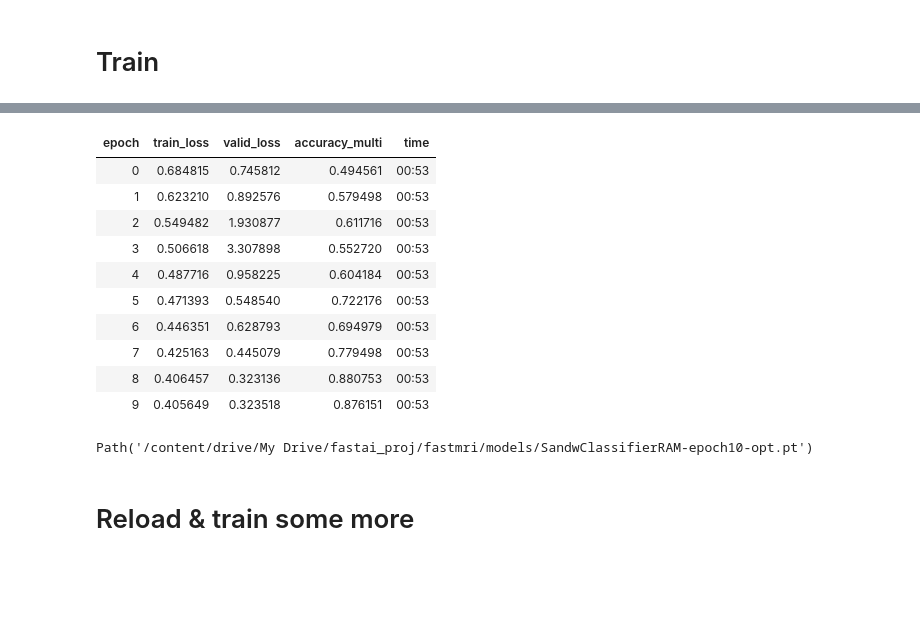
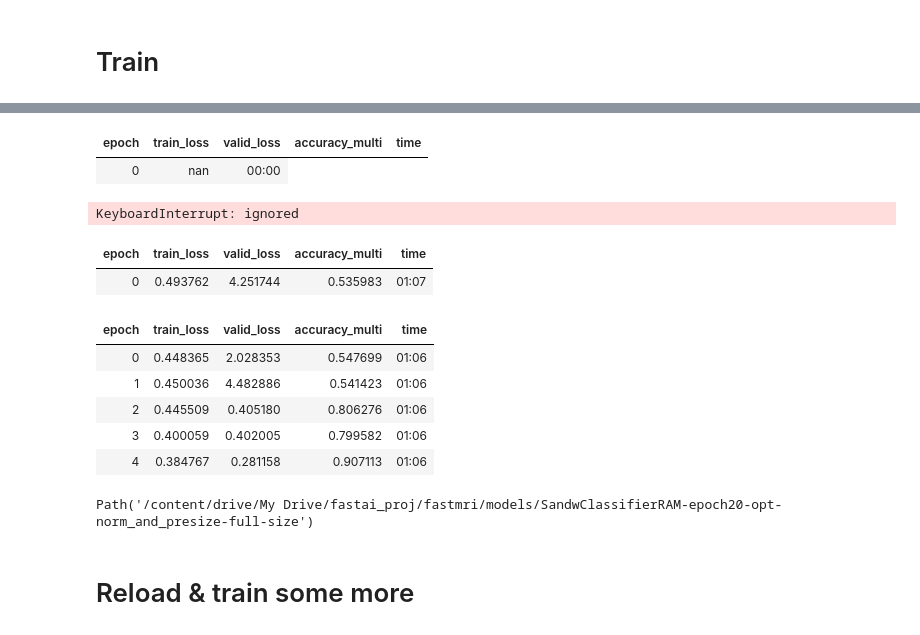
Before and after one commit to RGologorsky/fastmri, a Jupyter notebook: SandwichMultiLabelClassifierRAM.ipynb, the cells around one changed output, grey strips where cells are left out. Drawn from its saved outputs; the diff is of its cells as text; code cells hidden in the pictures; blank space fills up the shorter version.

```diff
--- a/SandwichMultiLabelClassifierRAM.ipynb
+++ b/SandwichMultiLabelClassifierRAM.ipynb
@@ -437,0 +451,10 @@ class CenterCropTfm(Transform):
+# %%
+sz = (640, 372) #(320, 186) #(160, 93)
+item_tfms  = [CenterCropTfm(sz)]
+
+all_same_sz =  [T.center_crop(C.apply(k, CenteredTfms.k2im(), pre=T.to_tensor, post=C.complex2mgn),
+                shape=sz) for k in sandw_tfm.kspaces]
+
+all_tensor = torch.cat(all_same_sz, dim=0)
+knee_stats = all_tensor.mean(), all_tensor.std()
+all_tensor.shape, knee_stats
@@ -438,8 +463,10 @@ class CenterCropTfm(Transform):
 # %%
 sz = (640,372)
+#sz = (320, 186)
+#sz = (160, 93)
 
 item_tfms  = [CenterCropTfm(sz)]
-batch_tfms = [] # partial(C.apply, tfms=C.complex2magn) [IntToFloatTensor] #, k2imTfm, Complex2Channel] # Normalize? SaveShape
+batch_tfms = [Normalize.from_stats(*knee_stats)]
 
 im_dls = im_ds.dataloaders(
           after_item  = item_tfms,
@@ -592,2 +627,5 @@ Batch Accuracy: TensorMultiCategory(0.4188, device='cuda:0')
 # %% [markdown]
 # Train
+# %%
+learn = learn.load(PATH)
+PATH
@@ -594,3 +634,5 @@ Batch Accuracy: TensorMultiCategory(0.4188, device='cuda:0')
+# %%
+learn.dls = im_dls
 # %%
 learn.lr_find()
 # %% [output]
@@ -600,30 +642,36 @@ SuggestedLRs(lr_min=0.0009120108559727668, lr_steep=0.015848932787775993)
 # %%
-learn.fit_one_cycle(n_epoch=3, lr=3e-3)
+# FROM SCRATCH
+learn.fit_one_cycle(n_epoch=10, lr=3e-3)
 # %% [output]
 | epoch | train_loss | valid_loss | accuracy_multi | time |
-| 0 | 0.684815 | 0.745812 | 0.494561 | 00:53 |
-| 1 | 0.623210 | 0.892576 | 0.579498 | 00:53 |
-| 2 | 0.549482 | 1.930877 | 0.611716 | 00:53 |
-| 3 | 0.506618 | 3.307898 | 0.552720 | 00:53 |
-| 4 | 0.487716 | 0.958225 | 0.604184 | 00:53 |
-| 5 | 0.471393 | 0.548540 | 0.722176 | 00:53 |
-| 6 | 0.446351 | 0.628793 | 0.694979 | 00:53 |
-| 7 | 0.425163 | 0.445079 | 0.779498 | 00:53 |
-| 8 | 0.406457 | 0.323136 | 0.880753 | 00:53 |
-| 9 | 0.405649 | 0.323518 | 0.876151 | 00:53 |
+| 0 | nan | 00:00 |
+KeyboardInterrupt: ignored
+# %%
+# PRESIZE
+learn.fine_tune(epochs=5, lr=1e-4)
+# %% [output]
+| epoch | train_loss | valid_loss | accuracy_multi | time |
+| 0 | 0.493762 | 4.251744 | 0.535983 | 01:07 |
+| epoch | train_loss | valid_loss | accuracy_multi | time |
+| 0 | 0.448365 | 2.028353 | 0.547699 | 01:06 |
+| 1 | 0.450036 | 4.482886 | 0.541423 | 01:06 |
+| 2 | 0.445509 | 0.405180 | 0.806276 | 01:06 |
+| 3 | 0.400059 | 0.402005 | 0.799582 | 01:06 |
+| 4 | 0.384767 | 0.281158 | 0.907113 | 01:06 |
 # %%
 torch.cuda.empty_cache()
 # %%
 # learn.model
 # %%
 # state = get_model(learn.model).state_dict()
-# %%
-PATH = G_PATH/"models"/"SandwClassifierRAM-epoch10-opt.pt"
-
-learn.model_dir = G_PATH/"models"
-learn.model_dir
-# %% [output]
-Path('/content/drive/My Drive/fastai_proj/fastmri/models/SandwClassifierRAM-epoch10-opt.pt')
+# %%
+learn.model_dir = G_PATH/"models"
+
+FN   = "SandwClassifierRAM-epoch20-opt-norm_and_presize-full-size"
+PATH = learn.model_dir/FN
+PATH
+# %% [output]
+Path('/content/drive/My Drive/fastai_proj/fastmri/models/SandwClassifierRAM-epoch20-opt-norm_and_presize-full-size')
 # %%
 # torch.save({
 #             'epoch': 10,
```
Also changed, not shown: parts of 22 cells of this notebook.
